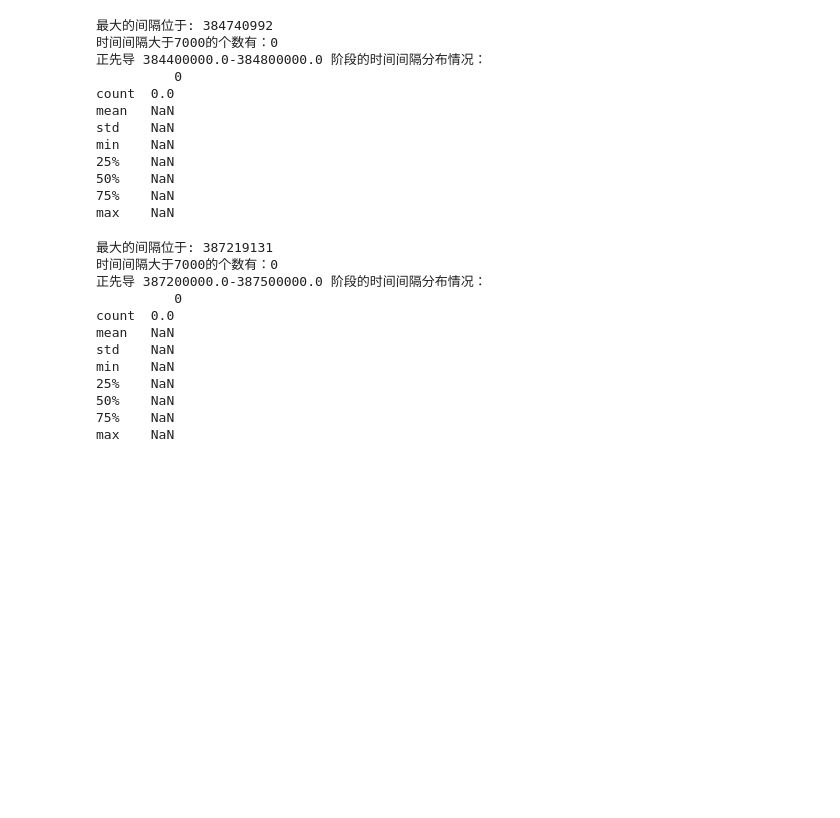
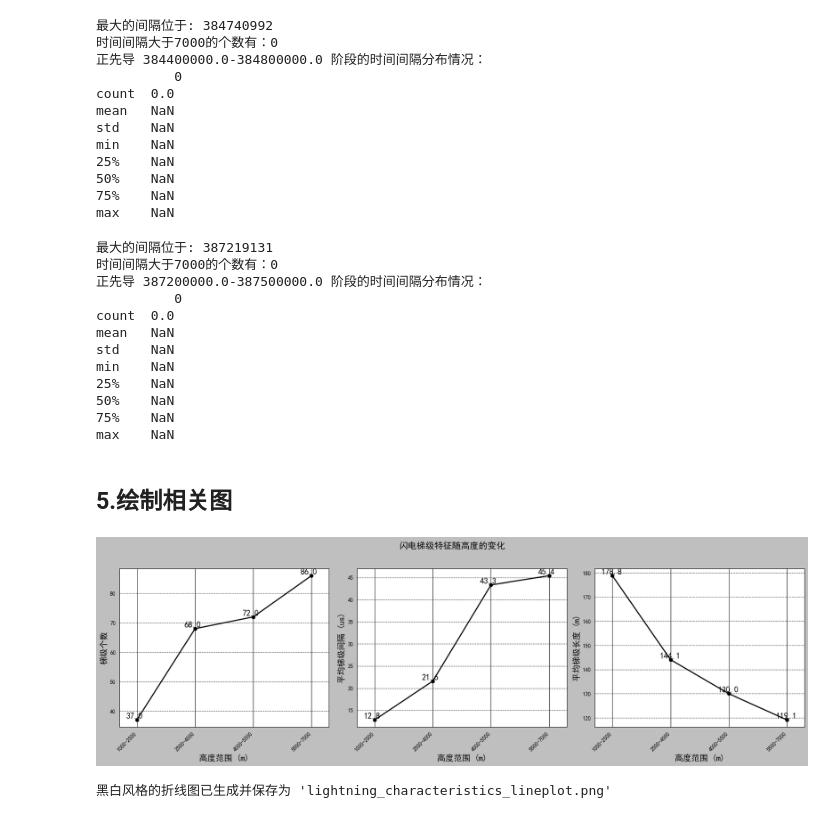
Before and after one commit to S0ngRu1/Lightning-Mapping, a Jupyter notebook: 2024/2d/Analysis Signal Interval.ipynb, the cells around one changed output. Cells and saved outputs as stored; diff of their text form; code cells hidden in the pictures; blank space fills up the shorter version.

```diff
--- a/2024/2d/Analysis Signal Interval.ipynb
+++ b/2024/2d/Analysis Signal Interval.ipynb
@@ -618,3 +618,80 @@ min    NaN
 50%    NaN
 75%    NaN
 max    NaN
+# %% [markdown]
+## 5.绘制相关图
+# %%
+import pandas as pd
+import matplotlib.pyplot as plt
+import io
+import re
+import numpy as np
+
+# 基础配置（中文+黑白色）
+plt.rcParams['font.sans-serif'] = ['SimHei']
+plt.rcParams['axes.unicode_minus'] = False
+plt.style.use('grayscale')
+
+# 数据读取与处理（同原代码）
+data_string = """高度范围（m）,起始结束位置,持续时间（ms）,梯级个数,梯级间隔（us）,梯级长度(m)
+"1000-2500","3.989e8-4e8",0.55,37,"12.83 (10.07-17.6)","178.83 (17.33-355.16)"
+"2500-4000","3.965e8-3.98e8",0.75,68,"21.62 (15.05-42.3)","144.06 (11.29-302.75)"
+"4000-5500","3.94e8-3.965e8",0.75,72,"43.34 (30.17-85.01)","130.01 (43.65-336.24)"
+"5500-7000","3.9e8-3.94e8",2.5,86,"45.43 (35.01-95.58)","119.14 (42.12-289.46)"
+"""
+df = pd.read_csv(io.StringIO(data_string))
+
+# 提取平均值（同原代码）
+def parse_mean_value(s):
+    match = re.search(r'[\d\.]+', str(s))
+    return float(match.group(0)) if match else np.nan
+
+df['平均梯级间隔（us）'] = df['梯级间隔（us）'].apply(parse_mean_value)
+df['平均梯级长度(m)'] = df['梯级长度(m)'].apply(parse_mean_value)
+
+# 创建1行3列子图
+fig, axes = plt.subplots(1, 3, figsize=(18, 6))
+fig.suptitle('闪电梯级特征随高度的变化', fontsize=16, y=0.95)
+
+# 定义3个特征的绘图参数
+features = [
+    ('梯级个数', '梯级个数', axes[0]),
+    ('平均梯级间隔（us）', '平均梯级间隔 (us)', axes[1]),
+    ('平均梯级长度(m)', '平均梯级长度 (m)', axes[2])
+]
+
+# 绘制折线图并添加数据标注（核心修改）
+for col_name, y_label, ax in features:
+    # 绘制折线
+    x_idx = range(len(df))  # x轴索引（对应4个高度范围）
+    y_vals = df[col_name]
+    ax.plot(x_idx, y_vals, marker='o', linewidth=2, markersize=6)
+
+    # --- 为每个数据点添加标注 ---
+    for i, (x, y) in enumerate(zip(x_idx, y_vals)):
+        ax.annotate(
+            text=f'{y:.1f}',  # 标注文本（保留1位小数，避免过长）
+            xy=(x, y),        # 标注位置（数据点坐标）
+            xytext=(-20, 0),    # 文本偏移量（向右5px、向上5px，避免覆盖点）
+            textcoords='offset points',  # 偏移基于数据点坐标
+            fontsize=15,       # 字体大小
+            ha='left',        # 水平对齐方式（左对齐，配合偏移）
+            va='bottom'       # 垂直对齐方式（底部对齐）
+        )
+
+    # 子图细节优化
+    ax.set_xticks(x_idx)
+    ax.set_xticklabels(df['高度范围（m）'], rotation=45, ha='right')
+    ax.set_xlabel('高度范围 (m)', fontsize=15)
+    ax.set_ylabel(y_label, fontsize=15)
+    ax.grid(axis='y', linestyle='--', alpha=0.7)
+    ax.margins(x=0.1)
+
+plt.tight_layout(rect=[0, 0, 1, 0.92])
+# 显示图像
+plt.savefig('lightning_characteristics_lineplot.png')
+plt.show()
+print("黑白风格的折线图已生成并保存为 'lightning_characteristics_lineplot.png'")
+# %% [output]
+[figure, added]
+黑白风格的折线图已生成并保存为 'lightning_characteristics_lineplot.png'
```
Also changed, not shown: parts of 2 cells of this notebook, 5 other files.
